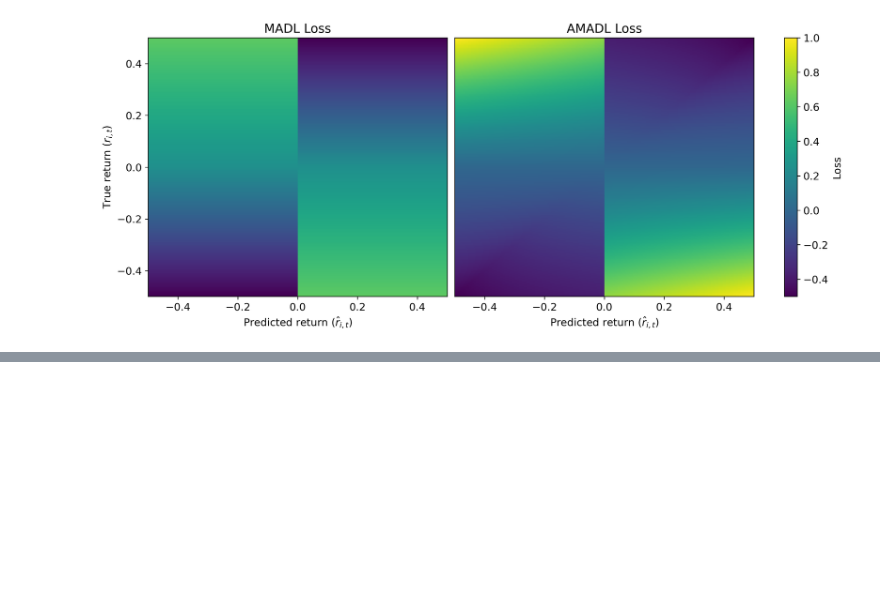
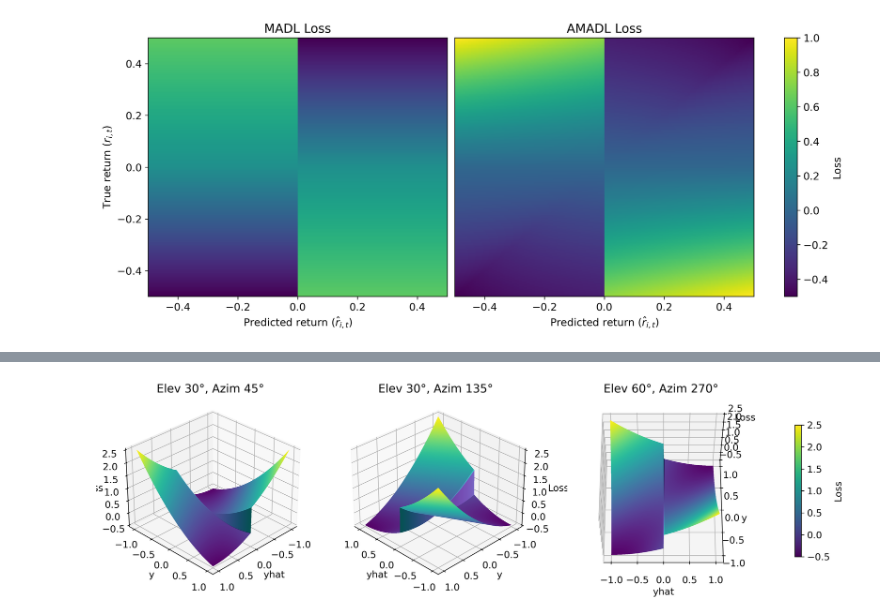
Before and after one commit to johanoelgaard/MastersThesis, a Jupyter notebook: model_eval.ipynb, the cells around one changed output, grey strips where cells are left out. Cells and saved outputs as stored; diff of their text form; code cells hidden in the pictures; blank space fills up the shorter version.

```diff
--- a/model_eval.ipynb
+++ b/model_eval.ipynb
@@ -672,0 +702,47 @@ plt.show()
+# %%
+import numpy as np
+import matplotlib.pyplot as plt
+from matplotlib import cm
+from matplotlib.colors import LightSource
+
+# Create meshgrid
+grid = np.linspace(-1, 1, 200)
+YHAT, Y = np.meshgrid(grid, grid)
+Z = fun(YHAT, Y, delta=0.5)
+
+# Compute hillshade RGB
+ls = LightSource(azdeg=315, altdeg=45)
+rgb = ls.shade(Z, cmap=cm.viridis, vert_exag=1, blend_mode='soft')
+
+# Plot from three different angles
+fig, axes = plt.subplots(1, 3, figsize=(18, 6), subplot_kw={'projection': '3d'})
+
+angles = [(30, 45), (30, 135), (60, 270)]
+titles = [
+    'Elev 30°, Azim 45°',
+    'Elev 30°, Azim 135°',
+    'Elev 60°, Azim 270°'
+]
+
+for ax, (elev, azim), title in zip(axes, angles, titles):
+    surf = ax.plot_surface(
+        YHAT, Y, Z,
+        rstride=1, cstride=1,
+        facecolors=rgb,
+        linewidth=0, antialiased=False, shade=False
+    )
+    ax.view_init(elev=elev, azim=azim)
+    ax.set_xlabel('yhat')
+    ax.set_ylabel('y')
+    ax.set_zlabel('Loss')
+    ax.set_title(title)
+
+# Shared colorbar
+m = cm.ScalarMappable(cmap=cm.viridis)
+m.set_array(Z)
+fig.colorbar(m, ax=axes.tolist(), shrink=0.5, aspect=20, label='Loss')
+
+# plt.tight_layout()
+plt.show()
+# %% [output]
+[figure, added]
```
Also changed, not shown: parts of 3 cells of this notebook, 1 other file.
